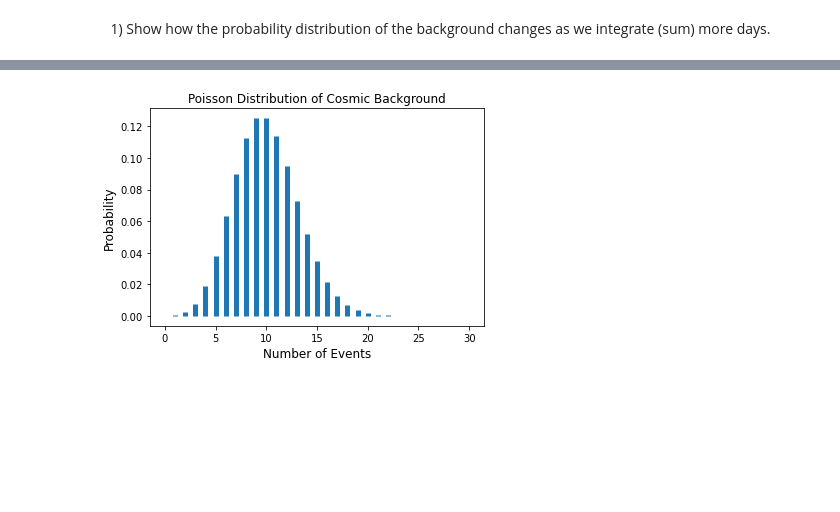
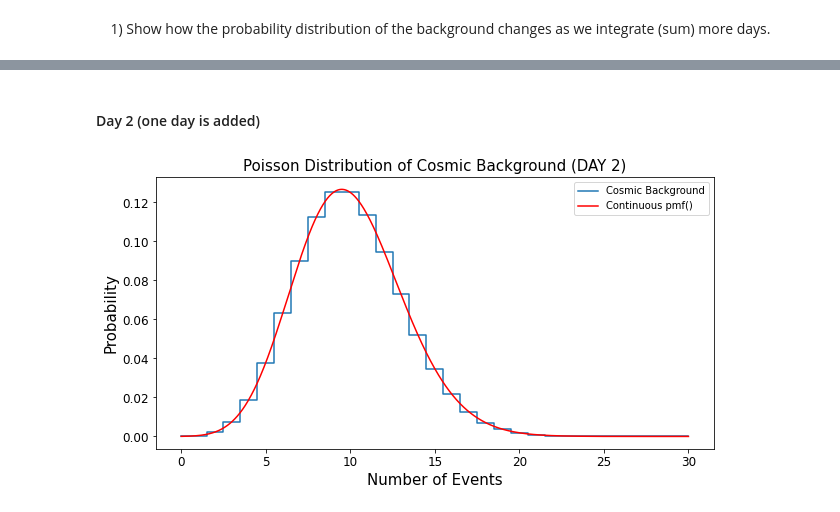
Before and after one commit to MinniVan/PHYS-434, a Jupyter notebook: lab-2.ipynb, the cells around one changed output, grey strips where cells are left out. Drawn from its saved outputs; the diff is of its cells as text; code cells hidden in the pictures; blank space fills up the shorter version.

```diff
--- a/lab-2.ipynb
+++ b/lab-2.ipynb
@@ -28,0 +48,20 @@ plt.show()
+# %%
+plt.rcParams['figure.figsize'] = [10, 5]
+# DAY 1
+fig, ax = plt.subplots(1, 1)
+ax.step(num_events, prob, where = 'mid', label = "Cosmic Background")
+plt.yscale('log')
+plt.title("Poisson Distribution of Cosmic Background (semi-logY) (DAY 1)", size = 15)
+plt.xlabel("Number of Events", size= 15)
+plt.ylabel("log(Probability)", size=15)
+
+
+mu = X
+def f(x):
+   return np.exp(-mu)*(mu**x)/(scipy.special.factorial(x)) # Poisson distribution (the actual function)
+x = np.linspace(0, 16, 1000)
+ax.plot(x, f(x), color='red', label="Continuous pmf()")
+plt.xticks(fontsize = 12)
+plt.yticks(fontsize = 12)
+plt.legend(loc="best")
+plt.show()
@@ -29,13 +70,29 @@ plt.show()
+# %% [markdown]
+#### Day 2 (one day is added)
 # %%
-# one day after
+# day 2 (one day being added)
 
-background_2_days = np.convolve(prob, prob, mode='full')
-num_events = np.arange(0, 31)
+# convolve background (Poisson distribution) once with itself
+background_day_2 = np.convolve(prob, prob, mode='full')
+num_events2 = np.arange(0, 31)
+
+plt.rcParams['figure.figsize'] = [10, 5]
 fig, ax = plt.subplots(1, 1)
-ax.vlines(num_events, 0, background_2_days, linewidth = 5)
-plt.title("Poisson Distribution of Cosmic Background", size = 12)
-plt.xlabel("Number of Events", size= 12)
-plt.ylabel("Probability", size=12)
+ax.step(num_events2, background_day_2, where = 'mid', label = "Cosmic Background")
+plt.title("Poisson Distribution of Cosmic Background (DAY 2)", size = 15)
+plt.xlabel("Number of Events", size= 15)
+plt.ylabel("Probability", size=15)
+
+
+mu = 10 # because the day has advanced, average has increased (sum of two)
+def f(x):
+   return np.exp(-mu)*(mu**x)/(scipy.special.factorial(x)) # Poisson distribution (the actual function)
+x = np.linspace(0, 30, 1000)
+
+ax.plot(x, f(x), color='red', label="Continuous pmf()")
+plt.xticks(fontsize = 12)
+plt.yticks(fontsize = 12)
+plt.legend(loc="best")
 plt.show()
 # %% [output]
-[figure, old version]
+[figure, new version]
```
Also changed, not shown: parts of 16 cells of this notebook.
